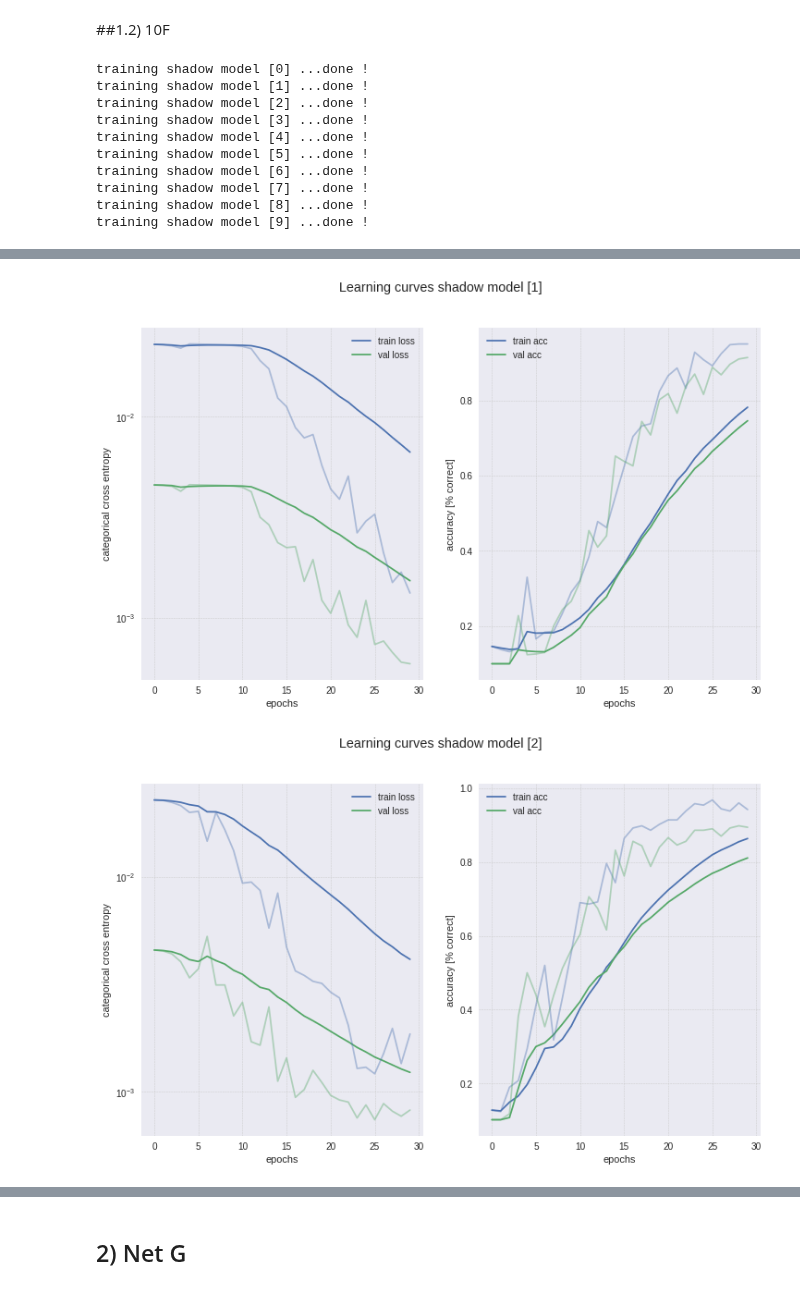
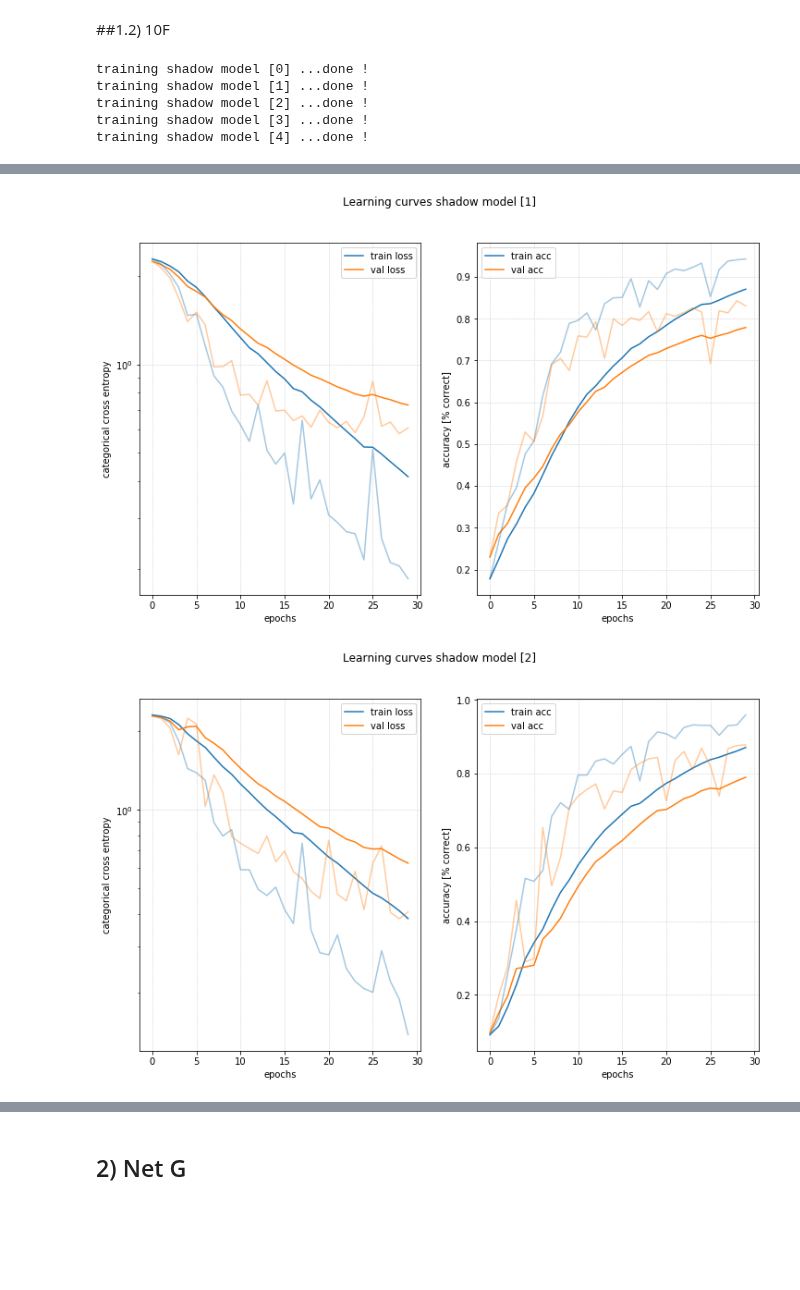
Before and after one commit to palexlee/DeepWololo, a Jupyter notebook: PA_notebook.ipynb, the cells around one changed output, grey strips where cells are left out. Cells and saved outputs as stored; diff of their text form; code cells hidden in the pictures; blank space fills up the shorter version.

```diff
--- a/PA_notebook.ipynb
+++ b/PA_notebook.ipynb
@@ -97,7 +92,7 @@ Done!
 ** Use 60000 train and 10000 test samples
 # %%
-train_input = train_input.narrow(0, 0, 10000)
-train_target = train_target.narrow(0, 0, 10000)
+train_input = train_input.narrow(0, 0, 5000)
+train_target = train_target.narrow(0, 0, 5000)
 # %%
 i = 420
 plt.imshow(train_input[i, 0, :, :])
@@ -156,21 +151,21 @@ crossEntropyClassesWeigths = Tensor(counts/len(target_classes))
 # %%
 crit_fun = lambda input_, target : (input_, target)
 y_hat_fun = lambda y: y.argmax(1)
-batch_cap = 40
+batch_cap = 15
 batch_fun = lambda x, y: x * (y // batch_cap + 1)
 vector_dimension = train_dataset[0].shape
 
-net = shadow_model(vector_dimension)
+net = LeoNet()
 loss_fun = nn.CrossEntropyLoss(weight=crossEntropyClassesWeigths)
-learning_rate = 0.001
+learning_rate = 0.1
 
-batch_size = 500
+batch_size = 100
 
 dataset = 'MNIST'
 tsx_name = LOG_DIR + '/{}_lr_{},batchSize_{}'.format(dataset, learning_rate, batch_size)
 
-mt = ModelTrainer(net, loss_fun, optim.Adagrad(net.parameters(), lr=learning_rate), y_hat_fun, crit_fun, batch_fun, tsx_name)
-hist = mt.fit(train_dataset, test_dataset, epochs=40, batch_size=batch_size, verbose=10)
+mt = ModelTrainer(net, loss_fun, optim.SGD(net.parameters(), lr=learning_rate), y_hat_fun, crit_fun, batch_fun, tsx_name)
+hist = mt.fit(train_dataset, test_dataset, epochs=50, batch_size=batch_size, verbose=10)
 mt.plot_training("Learning curves")
 # %% [output]
 ******************************** Train log ************************************
@@ -187,5 +185,6 @@ mt.plot_training("Learning curves")
 # %%
-(shadow_train_datasets, shadow_test_datasets) = generate_n_shadow_models_datasets(10, train_dataset, test_dataset)
+nb_models = 5
+(shadow_train_datasets, shadow_test_datasets) = generate_n_shadow_models_datasets(nb_models, train_dataset, test_dataset)
 
 #Define training parameters
 crit_fun = lambda input_, target : (input_, target)
@@ -193,18 +192,22 @@ y_hat_fun = lambda y: y.argmax(1)
 learning_rate = 0.1
 nb_epochs = 30
 batch_size = 100
+dataset = 'MNIST'
 verbose = 0
+batch_cap = 50
+batch_fun = lambda x, y: x * (y // batch_cap + 1)
+vector_dimension = shadow_train_datasets[0][0].shape
 
 #create the shadow models
-model_class = shadow_model
+model_class = LeoNet
 shadow_models = list()
-for i in range(10):
-    shadow_models.append(model_class(vector_dimension))
+for i in range(nb_models):
+    shadow_models.append(model_class())
 
 #train the shadow models
-for i in range(10):
+for i in range(nb_models):
     print("training shadow model ["+str(i)+"] ...", end='')
-    tsx_name = LOG_DIR + '/{}/F/shadow[{}]_lr_{},batchSize_{}'.format(dataset, i, learning_rate, batch_size)
+    tsx_name = None#LOG_DIR + '/{}/F/LeoNet[{}]_lr_{},batchSize_{}'.format(dataset, i, learning_rate, batch_size)
 
     crossEntropyClassesWeigths = computeClassesWeights(shadow_train_datasets[i][1])
 
@@ -220,8 +223,3 @@ training shadow model [1] ...done !
 training shadow model [2] ...done !
 training shadow model [3] ...done !
 training shadow model [4] ...done !
-training shadow model [5] ...done !
-training shadow model [6] ...done !
-training shadow model [7] ...done !
-training shadow model [8] ...done !
-training shadow model [9] ...done !
@@ -229,2 +227,2 @@ training shadow model [9] ...done !
-[figure, old version]
+[figure, new version]
-[figure, old version]
+[figure, new version]
```
Also changed, not shown: parts of 17 cells of this notebook, 2 other files.
